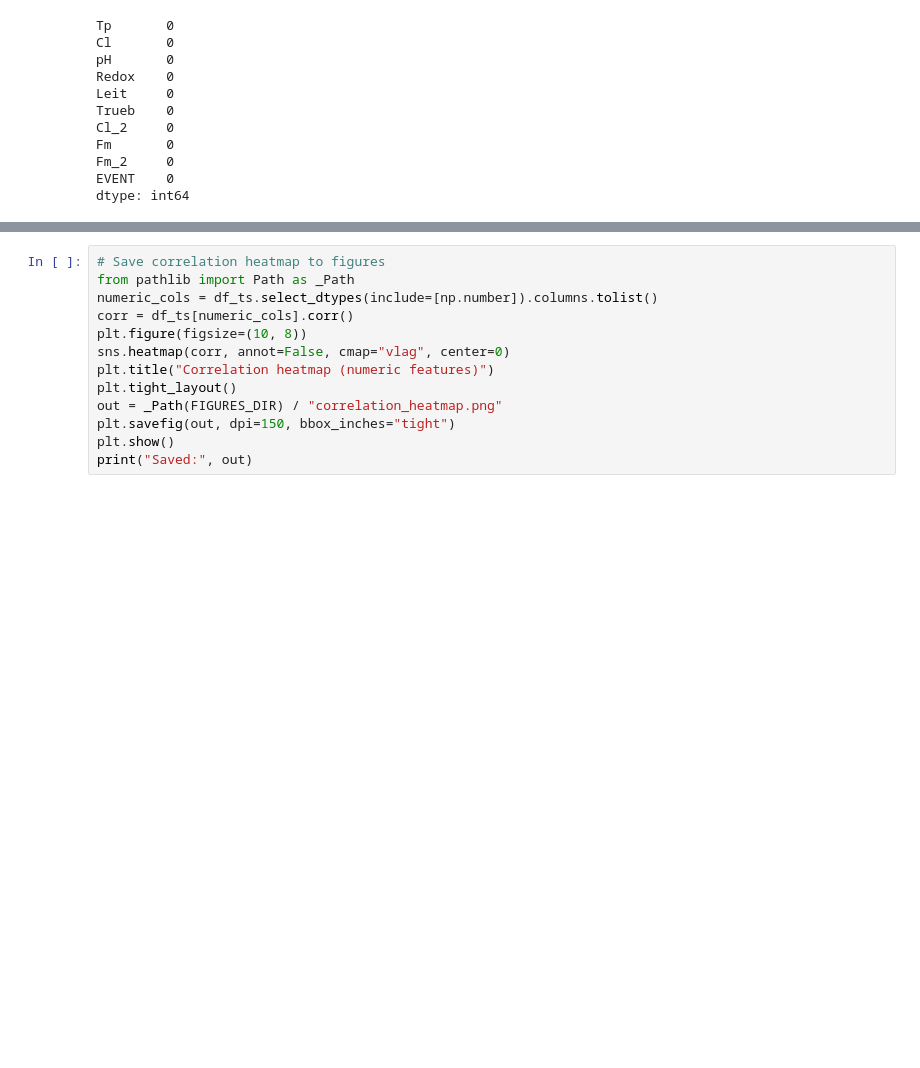
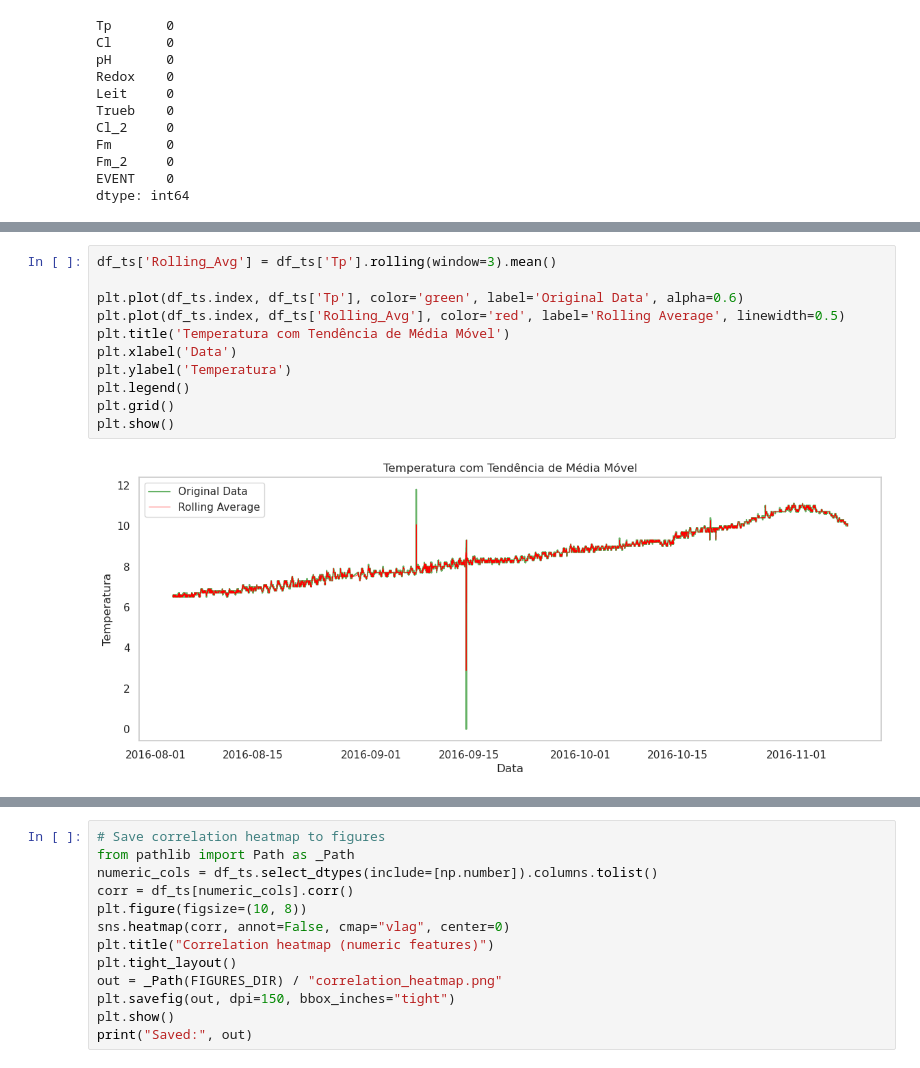
Before and after one commit to nelcostaa/cnn-anomaly-detection, a Jupyter notebook: notebooks/02_visualizations_gecco2018.ipynb, the cells around one changed output, grey strips where cells are left out. Drawn from its saved outputs; the diff is of its cells as text; blank space fills up the shorter version.

```diff
--- a/notebooks/02_visualizations_gecco2018.ipynb
+++ b/notebooks/02_visualizations_gecco2018.ipynb
@@ -171,0 +176,13 @@ plot_timeseries_with_events(df_ts, sensor_cols, save=True, prefix="timeseries")
+# %%
+df_ts['Rolling_Avg'] = df_ts['Tp'].rolling(window=3).mean()
+
+plt.plot(df_ts.index, df_ts['Tp'], color='green', label='Original Data', alpha=0.6)
+plt.plot(df_ts.index, df_ts['Rolling_Avg'], color='red', label='Rolling Average', linewidth=0.5)
+plt.title('Temperatura com Tendência de Média Móvel')
+plt.xlabel('Data')
+plt.ylabel('Temperatura')
+plt.legend()
+plt.grid()
+plt.show()
+# %% [output]
+[figure, added]
```
Also changed, not shown: parts of 20 cells of this notebook, 1 other file.
